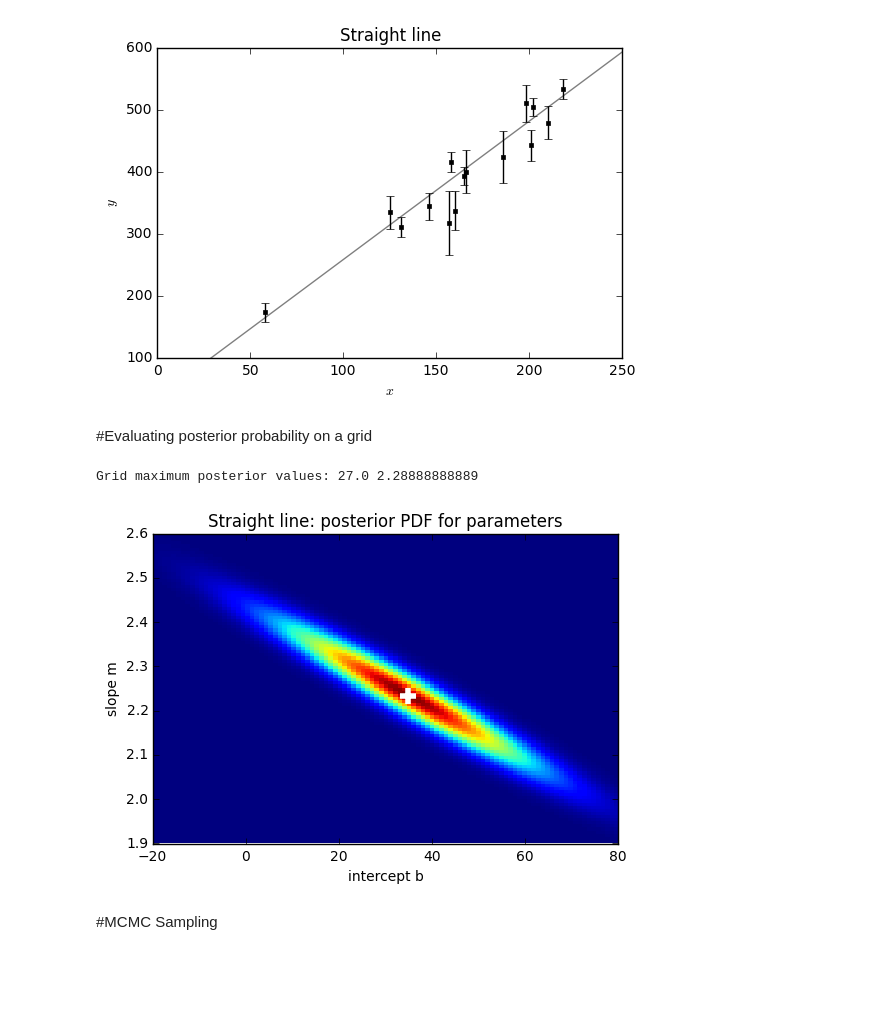
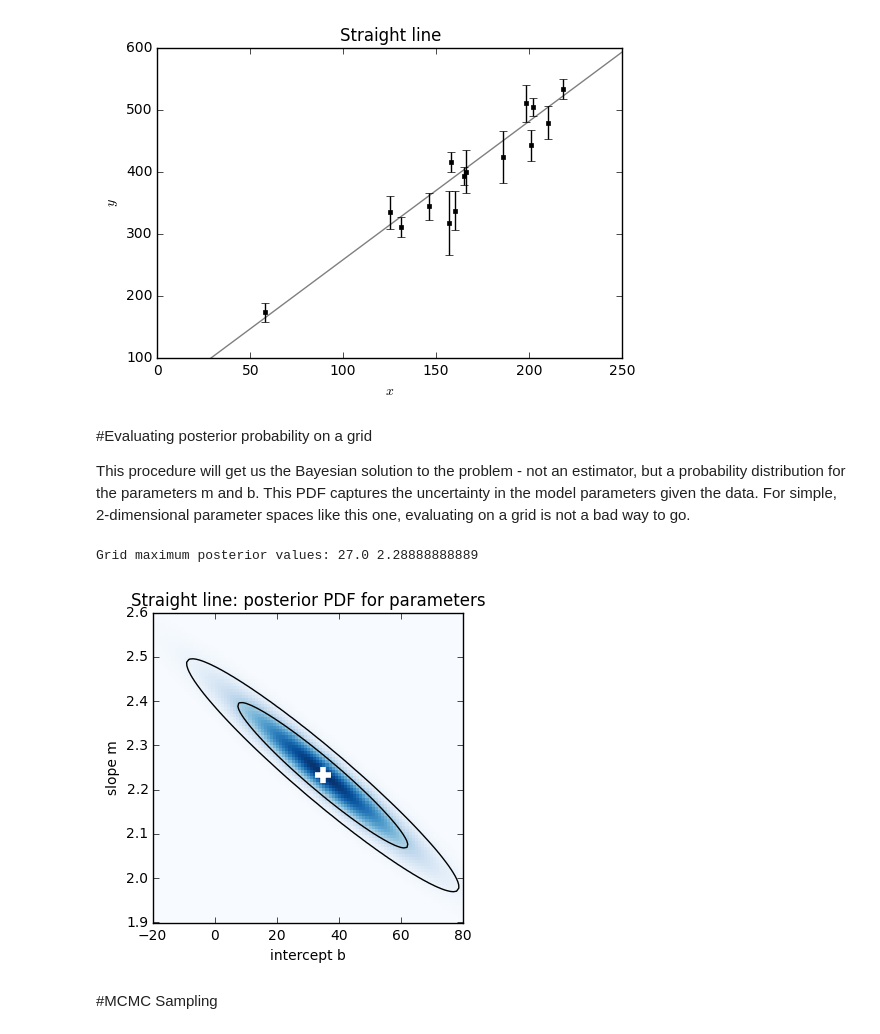
Before and after one commit to dstndstn/LearningInference, a Jupyter notebook: straightline.ipynb, the cells around one changed output. Saved outputs shown, nothing was run; the diff lists cells and outputs as text; code cells hidden in the pictures; blank space fills up the shorter version.

```diff
--- a/straightline.ipynb
+++ b/straightline.ipynb
@@ -27,8 +29,10 @@ plot_line(m_ls, b_ls);
 # %% [output]
 Least Squares (maximum likelihood) estimator: 34.8459413134 2.23253621695
 [figure]
-# %% [markdown]
-#Evaluating posterior probability on a grid
+# %% [markdown]
+#Evaluating posterior probability on a grid
+
+This procedure will get us the Bayesian solution to the problem - not an estimator, but a probability distribution for the parameters m and b. This PDF captures the uncertainty in the model parameters given the data. For simple, 2-dimensional parameter spaces like this one, evaluating on a grid is not a bad way to go.
 # %%
 def straight_line_log_likelihood(x, y, sigmay, m, b):
     '''
@@ -56,28 +60,31 @@ def straight_line_log_posterior(x,y,sigmay, m,b):
             straight_line_log_prior(m, b))
 # %%
 # Evaluate log P(m,b | x,y,sigmay) on a grid.
-# set up grid
+# Set up grid
 mgrid = np.linspace(mlo, mhi, 100)
 bgrid = np.linspace(blo, bhi, 101)
 log_posterior = np.zeros((len(mgrid),len(bgrid)))
-# evaluate on grid
+# Evaluate log probability on grid
 for im,m in enumerate(mgrid):
     for ib,b in enumerate(bgrid):
         log_posterior[im,ib] = straight_line_log_posterior(x, y, sigmay, m, b)
-# Go back to linear probabilities
+# Convert to probability density and plot
 posterior = np.exp(log_posterior - log_posterior.max())
-plt.imshow(posterior, extent=[blo,bhi, mlo,mhi],
-           interpolation='nearest', origin='lower', aspect='auto',
-           vmin=0, vmax=1);
+plt.imshow(posterior, extent=[blo,bhi, mlo,mhi],cmap='Blues',
+           interpolation='nearest', origin='lower', aspect=(bhi-blo)/(mhi-mlo),
+           vmin=0, vmax=1)
+plt.contour(bgrid, mgrid, posterior, pdf_contour_levels(posterior), colors='k')
+
 i = np.argmax(posterior)
 i,j = np.unravel_index(i, posterior.shape)
 print 'Grid maximum posterior values:', bgrid[i], mgrid[j]
+
 plt.title('Straight line: posterior PDF for parameters');
 plt.plot(b_ls, m_ls, 'w+', ms=12, mew=4);
 plot_mb_setup();
 # %% [output]
 Grid maximum posterior values: 27.0 2.28888888889
-[figure, old version]
+[figure, new version]
 # %% [markdown]
 #MCMC Sampling
 # %%
```
Also changed, not shown: parts of 10 cells of this notebook, 1 other file.
